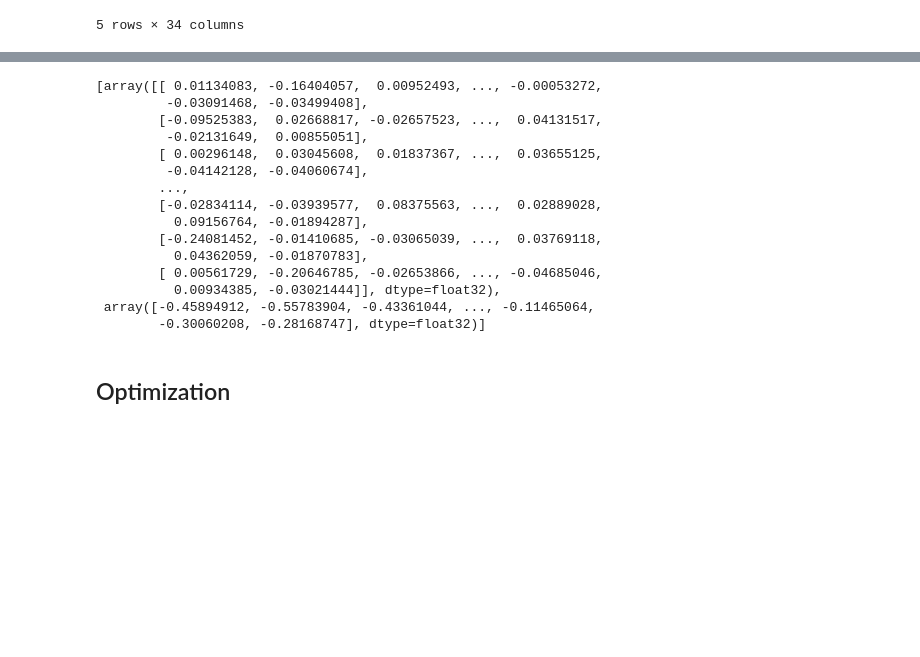
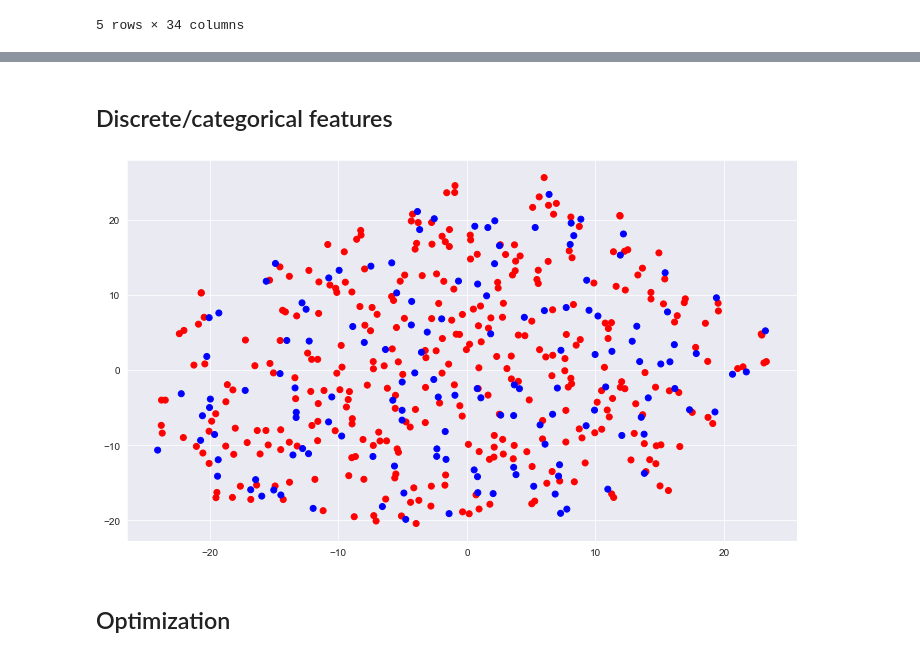
Before and after one commit to jesperhauch/GoogleLocalReviews, a Jupyter notebook: SpaceEmbeddings.ipynb, the cells around one changed output, grey strips where cells are left out. Drawn from its saved outputs; the diff is of its cells as text; code cells hidden in the pictures; blank space fills up the shorter version.

```diff
--- a/SpaceEmbeddings.ipynb
+++ b/SpaceEmbeddings.ipynb
@@ -1 +1,10 @@
+# %%
+import pandas as pd
+import seaborn as sns
+import matplotlib.pyplot as plt
+import numpy as np
+from tensorflow.keras.utils import set_random_seed
+set_random_seed(1)
+plt.rcParams["figure.figsize"] = (12,7)
+sns.set_style("darkgrid")
 # %%
@@ -73,5 +109,10 @@ plt.xlabel("Epochs");
 # %%
 from sklearn.metrics import mean_squared_error
+continuous_model = []
 y_pred = model.predict(X)
-mean_squared_error(y_tf, y_pred)
+y_pred = np.array(y_pred).T.squeeze()
+for i in range(y_pred.shape[1]):
+    mse_feature = mean_squared_error(y_tf[:, i], y_pred[:, i])
+    print(y.columns[i], "MSE:", mse_feature)
+    continuous_model.append(mse_feature)
 # %% [output]
@@ -79,21 +136,16 @@ mean_squared_error(y_tf, y_pred)
-# %%
-model.layers[0].get_weights()
-# %% [output]
-[array([[ 0.01134083, -0.16404057,  0.00952493, ..., -0.00053272,
-         -0.03091468, -0.03499408],
-        [-0.09525383,  0.02668817, -0.02657523, ...,  0.04131517,
-         -0.02131649,  0.00855051],
-        [ 0.00296148,  0.03045608,  0.01837367, ...,  0.03655125,
-         -0.04142128, -0.04060674],
-        ...,
-        [-0.02834114, -0.03939577,  0.08375563, ...,  0.02889028,
-          0.09156764, -0.01894287],
-        [-0.24081452, -0.01410685, -0.03065039, ...,  0.03769118,
-          0.04362059, -0.01870783],
-        [ 0.00561729, -0.20646785, -0.02653866, ..., -0.04685046,
-          0.00934385, -0.03021444]], dtype=float32),
- array([-0.45894912, -0.55783904, -0.43361044, ..., -0.11465064,
-        -0.30060208, -0.28168747], dtype=float32)]
+# %% [markdown]
+## Discrete/categorical features
+# %%
+from sklearn.manifold import TSNE
+embeddings = model.layers[1].get_weights()[0]
+colors = (df.Grid.str.startswith("L")*1).values
+colors = ["red" if i==1 else "blue" for i in colors]
+X_emb = TSNE(n_components=2, learning_rate="auto", init="random").fit_transform(embeddings)
+
+plt.figure(figsize=(12,7))
+plt.scatter(X_emb[:, 0], X_emb[:, 1], color=colors);
+# %% [output]
+[figure, added]
 # %% [markdown]
 ## Optimization
 # %% [markdown]
```
Also changed, not shown: parts of 15 cells of this notebook.
